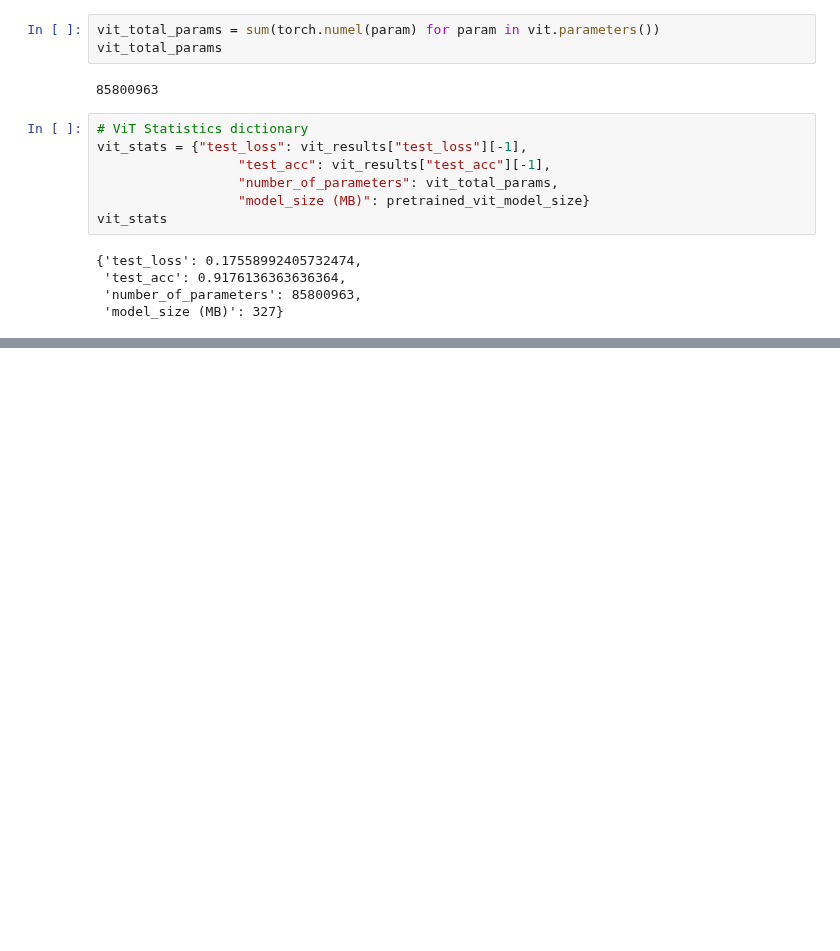
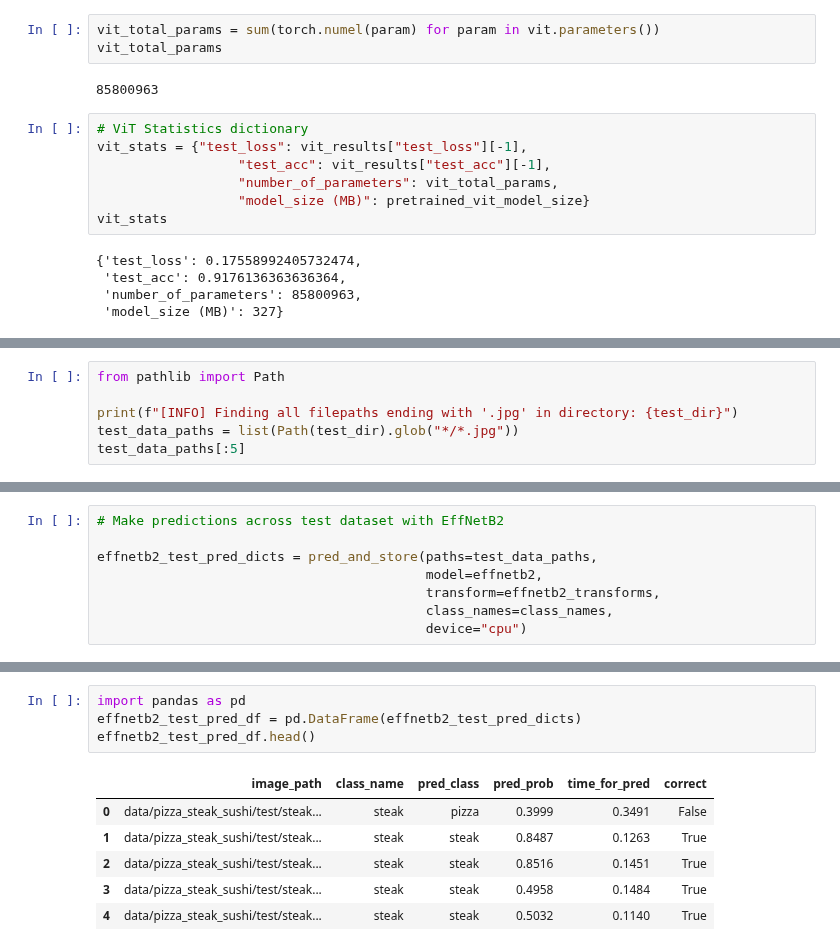
Before and after one commit to AmanullaChishty/Pytorch, a Jupyter notebook: PyTorch_Model_Deployment.ipynb, the cells around one changed output, grey strips where cells are left out. Cells and saved outputs as stored; diff of their text form; blank space fills up the shorter version.

```diff
--- a/PyTorch_Model_Deployment.ipynb
+++ b/PyTorch_Model_Deployment.ipynb
@@ -317,0 +320,6 @@ vit_stats
+# %%
+from pathlib import Path
+
+print(f"[INFO] Finding all filepaths ending with '.jpg' in directory: {test_dir}")
+test_data_paths = list(Path(test_dir).glob("*/*.jpg"))
+test_data_paths[:5]
@@ -317,0 +383,8 @@ vit_stats
+# %%
+# Make predictions across test dataset with EffNetB2
+
+effnetb2_test_pred_dicts = pred_and_store(paths=test_data_paths,
+                                          model=effnetb2,
+                                          transform=effnetb2_transforms,
+                                          class_names=class_names,
+                                          device="cpu")
@@ -317,0 +406,11 @@ vit_stats
+# %%
+import pandas as pd
+effnetb2_test_pred_df = pd.DataFrame(effnetb2_test_pred_dicts)
+effnetb2_test_pred_df.head()
+# %% [output]
+|  | image_path | class_name | pred_class | pred_prob | time_for_pred | correct |
+| 0 | data/pizza_steak_sushi/test/steak... | steak | pizza | 0.3999 | 0.3491 | False |
+| 1 | data/pizza_steak_sushi/test/steak... | steak | steak | 0.8487 | 0.1263 | True |
+| 2 | data/pizza_steak_sushi/test/steak... | steak | steak | 0.8516 | 0.1451 | True |
+| 3 | data/pizza_steak_sushi/test/steak... | steak | steak | 0.4958 | 0.1484 | True |
+| 4 | data/pizza_steak_sushi/test/steak... | steak | steak | 0.5032 | 0.1140 | True |
```
Also changed, not shown: parts of 12 cells of this notebook.
